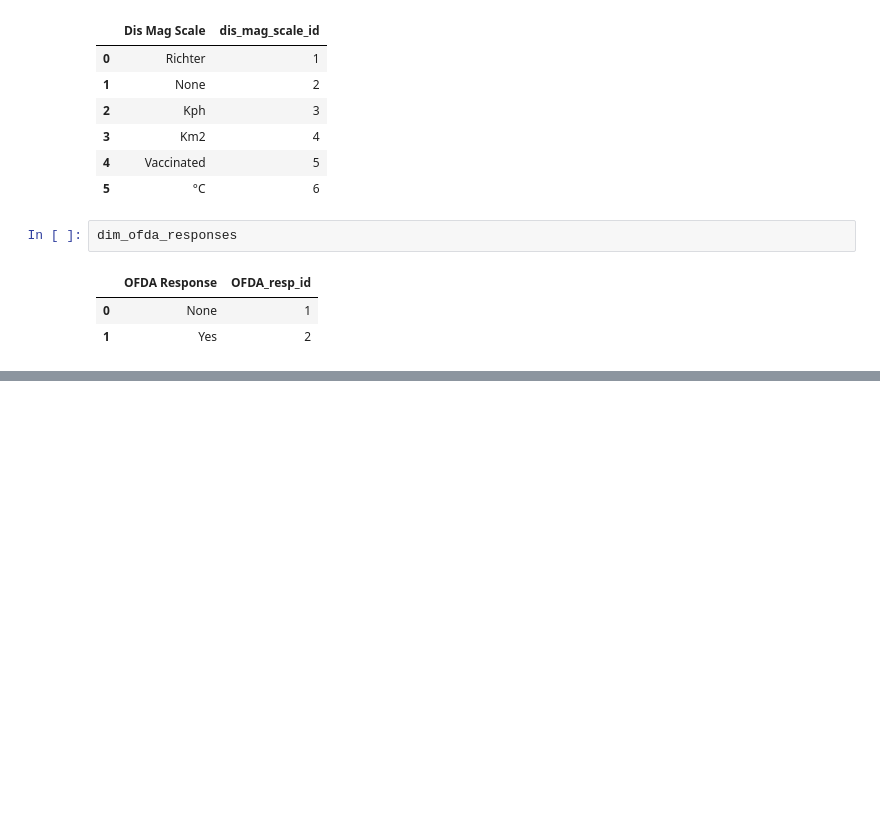
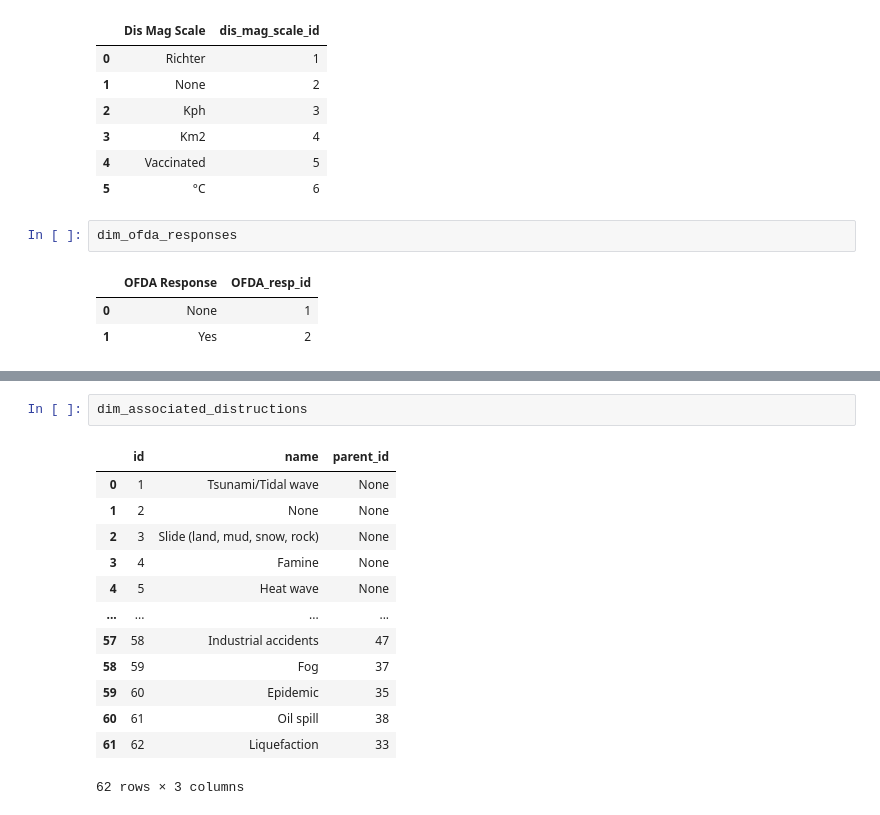
Before and after one commit to joudabihaidar/TerrAlert, a Jupyter notebook: etl_pipeline/load.ipynb, the cells around one changed output, grey strips where cells are left out. Cells and saved outputs as stored; diff of their text form; blank space fills up the shorter version.

```diff
--- a/etl_pipeline/load.ipynb
+++ b/etl_pipeline/load.ipynb
@@ -464,0 +534,16 @@ dim_ofda_responses
+# %%
+dim_associated_distructions
+# %% [output]
+|  | id | name | parent_id |
+| 0 | 1 | Tsunami/Tidal wave | None |
+| 1 | 2 | None | None |
+| 2 | 3 | Slide (land, mud, snow, rock) | None |
+| 3 | 4 | Famine | None |
+| 4 | 5 | Heat wave | None |
+| ... | ... | ... | ... |
+| 57 | 58 | Industrial accidents | 47 |
+| 58 | 59 | Fog | 37 |
+| 59 | 60 | Epidemic | 35 |
+| 60 | 61 | Oil spill | 38 |
+| 61 | 62 | Liquefaction | 33 |
+62 rows × 3 columns
```
Also changed, not shown: parts of 17 cells of this notebook, 5 other files.
